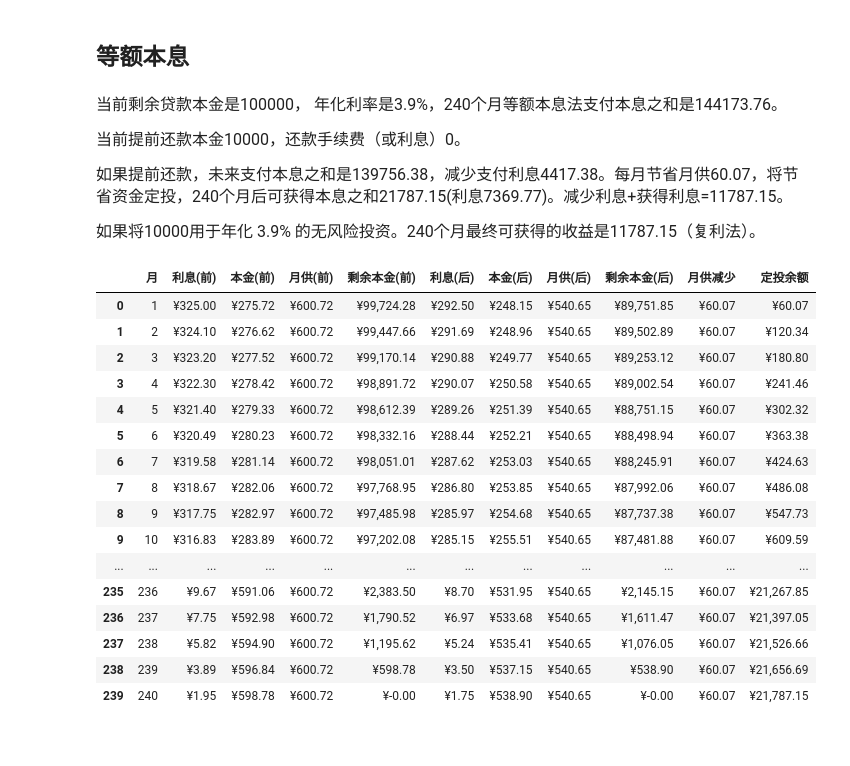
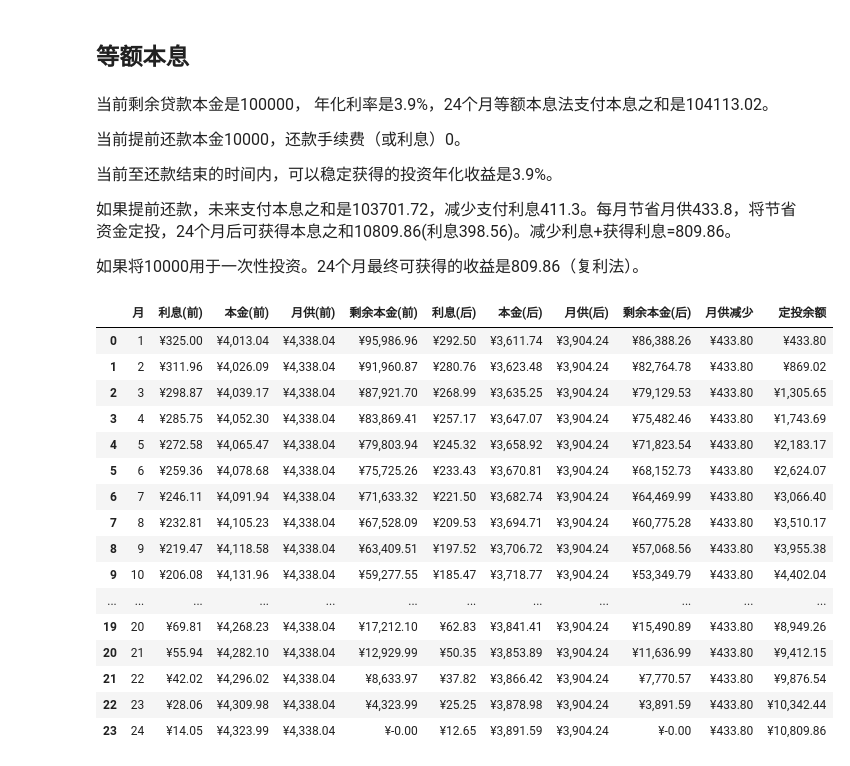
Before and after one commit to yszc/investment-tools, a Jupyter notebook: loan.ipynb, the cells around one changed output. Drawn from its saved outputs; the diff is of its cells as text; code cells hidden in the pictures.

```diff
--- a/loan.ipynb
+++ b/loan.ipynb
@@ -36,7 +46,7 @@ principal_before = 100000
 # 年利率
 rate_year = 3.9/100
 # 贷款剩余期数
-term = 240
+term = 24
 
 # 提前还款的本金
 return_amount = 10000
@@ -193,8 +204,9 @@ display(
     Markdown(
         ('<p style="font-size: 16px">当前剩余贷款本金是{}， 年化利率是{}%，{}个月等额本息法支付本息之和是{}。</p>'
         +'<p style="font-size: 16px">当前提前还款本金{}，还款手续费（或利息）{}。</p>'
+        +'<p style="font-size: 16px">当前至还款结束的时间内，可以稳定获得的投资年化收益是{}%。</p>'
         +'<p style="font-size: 16px">如果提前还款，未来支付本息之和是{}，减少支付利息{}。每月节省月供{}，将节省资金定投，{}个月后可获得本息之和{}(利息{})。减少利息+获得利息={}。</p>'
-        +'<p style="font-size: 16px">如果将{}用于年化 {}% 的无风险投资。{}个月最终可获得的收益是{}（复利法）。</p> ').format(
+        +'<p style="font-size: 16px">如果将{}用于一次性投资。{}个月最终可获得的收益是{}（复利法）。</p> ').format(
             round(principal_before, 2),
             round(rate_year * 100, 2),
             term,
@@ -202,6 +214,8 @@ display(
 
             round(return_amount, 2),
             round(return_intrest, 2),
+
+            round(invest_intrest_year * 100, 2),
 
             round(total_payments_after, 2),
             round(total_payments_before - total_payments_after, 2),
@@ -213,8 +227,8 @@ display(
                 2,
             ),
             round(monthly_investment_final - (monthly_before - monthly_after) * term + total_payments_before - total_payments_after, 2),
+
             round(return_amount + return_intrest, 2),
-            round(invest_intrest_year * 100, 2),
             term,
             round(
                 (return_amount + return_intrest) * (1 + invest_intrest_month) ** term
@@ -250,47 +264,47 @@ for month in range(term):
             "月供(前)": interest_before + decrease_before,
             "剩余本金(前)": remaining_before,
             "利息(后)": interest_after,
             "本金(后)": decrease_after,
             "月供(后)": interest_after + decrease_after,
             "剩余本金(后)": remaining_after,
             "月供减少": reduce_monthly,
             "定投余额": investment_balance,
         }
     )
 
 df = pd.DataFrame(payments_data)
 display(
     df.style.format(
         {
             "本金(前)": "¥{:,.2f}",
             "利息(前)": "¥{:,.2f}",
             "月供(前)": "¥{:,.2f}",
             "剩余本金(前)": "¥{:,.2f}",
             "本金(后)": "¥{:,.2f}",
             "利息(后)": "¥{:,.2f}",
             "月供(后)": "¥{:,.2f}",
             "剩余本金(后)": "¥{:,.2f}",
             "月供减少": "¥{:,.2f}",
             "定投余额": "¥{:,.2f}",
         }
     )
 )
 # %% [output]
-<p style="font-size: 16px">当前剩余贷款本金是100000， 年化利率是3.9%，240个月等额本息法支付本息之和是144173.76。</p><p style="font-size: 16px">当前提前还款本金10000，还款手续费（或利息）0。</p><p style="font-size: 16px">如果提前还款，未来支付本息之和是139756.38，减少支付利息4417.38。每月节省月供60.07，将节省资金定投，240个月后可获得本息之和21787.15(利息7369.77)。减少利息+获得利息=11787.15。</p><p style="font-size: 16px">如果将10000用于年化 3.9% 的无风险投资。240个月最终可获得的收益是11787.15（复利法）。</p>
+<p style="font-size: 16px">当前剩余贷款本金是100000， 年化利率是3.9%，24个月等额本息法支付本息之和是104113.02。</p><p style="font-size: 16px">当前提前还款本金10000，还款手续费（或利息）0。</p><p style="font-size: 16px">当前至还款结束的时间内，可以稳定获得的投资年化收益是3.9%。</p><p style="font-size: 16px">如果提前还款，未来支付本息之和是103701.72，减少支付利息411.3。每月节省月供433.8，将节省资金定投，24个月后可获得本息之和10809.86(利息398.56)。减少利息+获得利息=809.86。</p><p style="font-size: 16px">如果将10000用于一次性投资。24个月最终可获得的收益是809.86（复利法）。</p>
 |  | 月 | 利息(前) | 本金(前) | 月供(前) | 剩余本金(前) | 利息(后) | 本金(后) | 月供(后) | 剩余本金(后) | 月供减少 | 定投余额 |
-| 0 | 1 | ¥325.00 | ¥275.72 | ¥600.72 | ¥99,724.28 | ¥292.50 | ¥248.15 | ¥540.65 | ¥89,751.85 | ¥60.07 | ¥60.07 |
-| 1 | 2 | ¥324.10 | ¥276.62 | ¥600.72 | ¥99,447.66 | ¥291.69 | ¥248.96 | ¥540.65 | ¥89,502.89 | ¥60.07 | ¥120.34 |
-| 2 | 3 | ¥323.20 | ¥277.52 | ¥600.72 | ¥99,170.14 | ¥290.88 | ¥249.77 | ¥540.65 | ¥89,253.12 | ¥60.07 | ¥180.80 |
-| 3 | 4 | ¥322.30 | ¥278.42 | ¥600.72 | ¥98,891.72 | ¥290.07 | ¥250.58 | ¥540.65 | ¥89,002.54 | ¥60.07 | ¥241.46 |
-| 4 | 5 | ¥321.40 | ¥279.33 | ¥600.72 | ¥98,612.39 | ¥289.26 | ¥251.39 | ¥540.65 | ¥88,751.15 | ¥60.07 | ¥302.32 |
-| 5 | 6 | ¥320.49 | ¥280.23 | ¥600.72 | ¥98,332.16 | ¥288.44 | ¥252.21 | ¥540.65 | ¥88,498.94 | ¥60.07 | ¥363.38 |
-| 6 | 7 | ¥319.58 | ¥281.14 | ¥600.72 | ¥98,051.01 | ¥287.62 | ¥253.03 | ¥540.65 | ¥88,245.91 | ¥60.07 | ¥424.63 |
-| 7 | 8 | ¥318.67 | ¥282.06 | ¥600.72 | ¥97,768.95 | ¥286.80 | ¥253.85 | ¥540.65 | ¥87,992.06 | ¥60.07 | ¥486.08 |
-| 8 | 9 | ¥317.75 | ¥282.97 | ¥600.72 | ¥97,485.98 | ¥285.97 | ¥254.68 | ¥540.65 | ¥87,737.38 | ¥60.07 | ¥547.73 |
-| 9 | 10 | ¥316.83 | ¥283.89 | ¥600.72 | ¥97,202.08 | ¥285.15 | ¥255.51 | ¥540.65 | ¥87,481.88 | ¥60.07 | ¥609.59 |
+| 0 | 1 | ¥325.00 | ¥4,013.04 | ¥4,338.04 | ¥95,986.96 | ¥292.50 | ¥3,611.74 | ¥3,904.24 | ¥86,388.26 | ¥433.80 | ¥433.80 |
+| 1 | 2 | ¥311.96 | ¥4,026.09 | ¥4,338.04 | ¥91,960.87 | ¥280.76 | ¥3,623.48 | ¥3,904.24 | ¥82,764.78 | ¥433.80 | ¥869.02 |
+| 2 | 3 | ¥298.87 | ¥4,039.17 | ¥4,338.04 | ¥87,921.70 | ¥268.99 | ¥3,635.25 | ¥3,904.24 | ¥79,129.53 | ¥433.80 | ¥1,305.65 |
+| 3 | 4 | ¥285.75 | ¥4,052.30 | ¥4,338.04 | ¥83,869.41 | ¥257.17 | ¥3,647.07 | ¥3,904.24 | ¥75,482.46 | ¥433.80 | ¥1,743.69 |
+| 4 | 5 | ¥272.58 | ¥4,065.47 | ¥4,338.04 | ¥79,803.94 | ¥245.32 | ¥3,658.92 | ¥3,904.24 | ¥71,823.54 | ¥433.80 | ¥2,183.17 |
+| 5 | 6 | ¥259.36 | ¥4,078.68 | ¥4,338.04 | ¥75,725.26 | ¥233.43 | ¥3,670.81 | ¥3,904.24 | ¥68,152.73 | ¥433.80 | ¥2,624.07 |
+| 6 | 7 | ¥246.11 | ¥4,091.94 | ¥4,338.04 | ¥71,633.32 | ¥221.50 | ¥3,682.74 | ¥3,904.24 | ¥64,469.99 | ¥433.80 | ¥3,066.40 |
+| 7 | 8 | ¥232.81 | ¥4,105.23 | ¥4,338.04 | ¥67,528.09 | ¥209.53 | ¥3,694.71 | ¥3,904.24 | ¥60,775.28 | ¥433.80 | ¥3,510.17 |
+| 8 | 9 | ¥219.47 | ¥4,118.58 | ¥4,338.04 | ¥63,409.51 | ¥197.52 | ¥3,706.72 | ¥3,904.24 | ¥57,068.56 | ¥433.80 | ¥3,955.38 |
+| 9 | 10 | ¥206.08 | ¥4,131.96 | ¥4,338.04 | ¥59,277.55 | ¥185.47 | ¥3,718.77 | ¥3,904.24 | ¥53,349.79 | ¥433.80 | ¥4,402.04 |
 | ... | ... | ... | ... | ... | ... | ... | ... | ... | ... | ... | ... |
-| 235 | 236 | ¥9.67 | ¥591.06 | ¥600.72 | ¥2,383.50 | ¥8.70 | ¥531.95 | ¥540.65 | ¥2,145.15 | ¥60.07 | ¥21,267.85 |
-| 236 | 237 | ¥7.75 | ¥592.98 | ¥600.72 | ¥1,790.52 | ¥6.97 | ¥533.68 | ¥540.65 | ¥1,611.47 | ¥60.07 | ¥21,397.05 |
-| 237 | 238 | ¥5.82 | ¥594.90 | ¥600.72 | ¥1,195.62 | ¥5.24 | ¥535.41 | ¥540.65 | ¥1,076.05 | ¥60.07 | ¥21,526.66 |
-| 238 | 239 | ¥3.89 | ¥596.84 | ¥600.72 | ¥598.78 | ¥3.50 | ¥537.15 | ¥540.65 | ¥538.90 | ¥60.07 | ¥21,656.69 |
-| 239 | 240 | ¥1.95 | ¥598.78 | ¥600.72 | ¥-0.00 | ¥1.75 | ¥538.90 | ¥540.65 | ¥-0.00 | ¥60.07 | ¥21,787.15 |
+| 19 | 20 | ¥69.81 | ¥4,268.23 | ¥4,338.04 | ¥17,212.10 | ¥62.83 | ¥3,841.41 | ¥3,904.24 | ¥15,490.89 | ¥433.80 | ¥8,949.26 |
+| 20 | 21 | ¥55.94 | ¥4,282.10 | ¥4,338.04 | ¥12,929.99 | ¥50.35 | ¥3,853.89 | ¥3,904.24 | ¥11,636.99 | ¥433.80 | ¥9,412.15 |
+| 21 | 22 | ¥42.02 | ¥4,296.02 | ¥4,338.04 | ¥8,633.97 | ¥37.82 | ¥3,866.42 | ¥3,904.24 | ¥7,770.57 | ¥433.80 | ¥9,876.54 |
+| 22 | 23 | ¥28.06 | ¥4,309.98 | ¥4,338.04 | ¥4,323.99 | ¥25.25 | ¥3,878.98 | ¥3,904.24 | ¥3,891.59 | ¥433.80 | ¥10,342.44 |
+| 23 | 24 | ¥14.05 | ¥4,323.99 | ¥4,338.04 | ¥-0.00 | ¥12.65 | ¥3,891.59 | ¥3,904.24 | ¥-0.00 | ¥433.80 | ¥10,809.86 |
```
Also changed, not shown: parts of 2 cells of this notebook.
